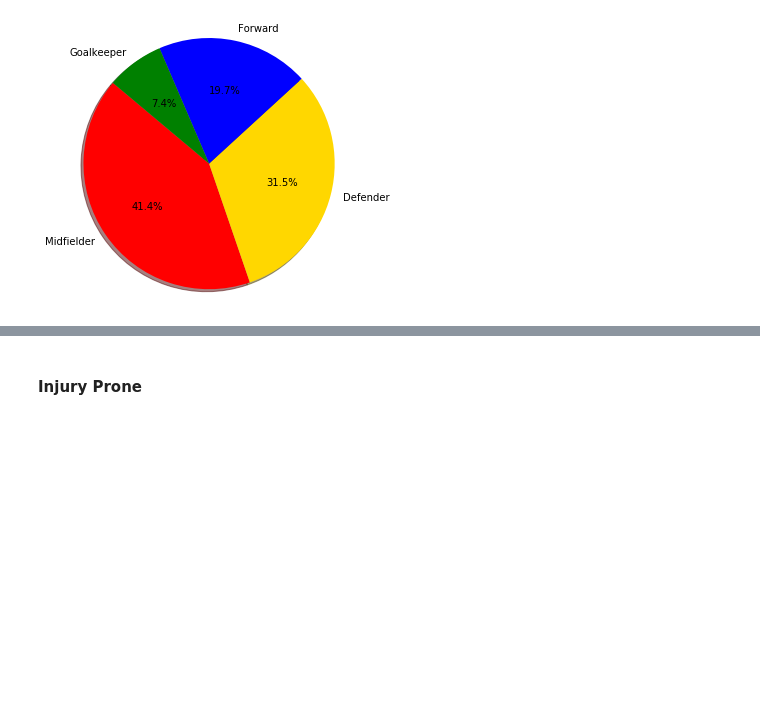
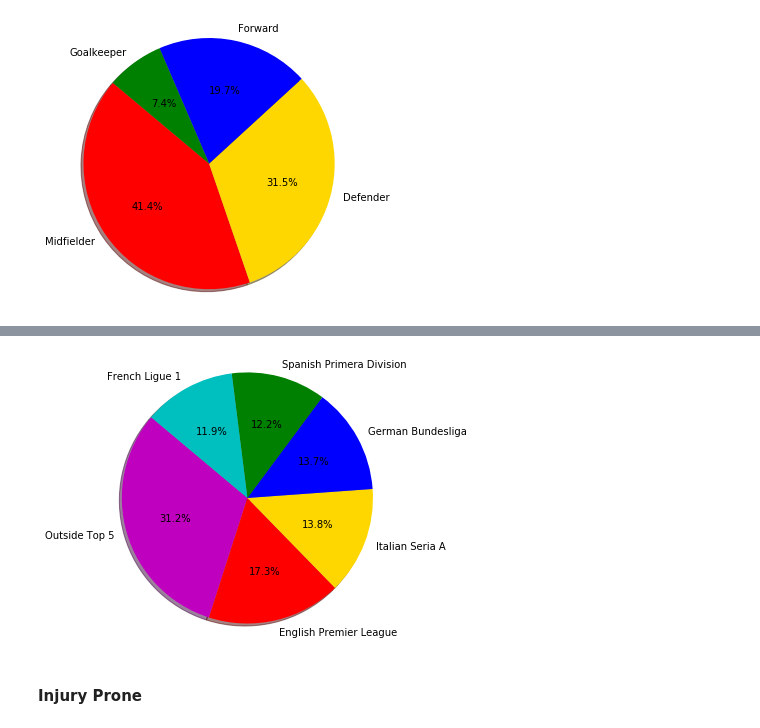
Before and after one commit to markkennedy3/Fifa-vs-Real-Life, a Jupyter notebook: notebooks/analysis/510_RQ1_Analysis_2.ipynb, the cells around one changed output, grey strips where cells are left out. Saved outputs shown, nothing was run; the diff lists cells and outputs as text; code cells hidden in the pictures; blank space fills up the shorter version.

```diff
--- a/notebooks/analysis/510_RQ1_Analysis_2.ipynb
+++ b/notebooks/analysis/510_RQ1_Analysis_2.ipynb
@@ -69,3 +81,16 @@ plt.show()
+# %%
+plt.figure(figsize=(5,5))
+
+labels = 'Outside Top 5', 'English Premier League', 'Italian Seria A', 'German Bundesliga','Spanish Primera Division ','French Ligue 1'
+colors = ['m','r', 'gold','blue', 'green','c']
+
+plt.pie(RQ1["league"].value_counts(), labels=labels, colors=colors,
+        autopct='%1.1f%%', shadow=True, startangle=140)
+
+plt.axis('equal')
+plt.show()
+# %% [output]
+[figure, added]
 # %% [markdown]
 #### Injury Prone
 # %%
```
Also changed, not shown: parts of 3 cells of this notebook, 1 other file.
